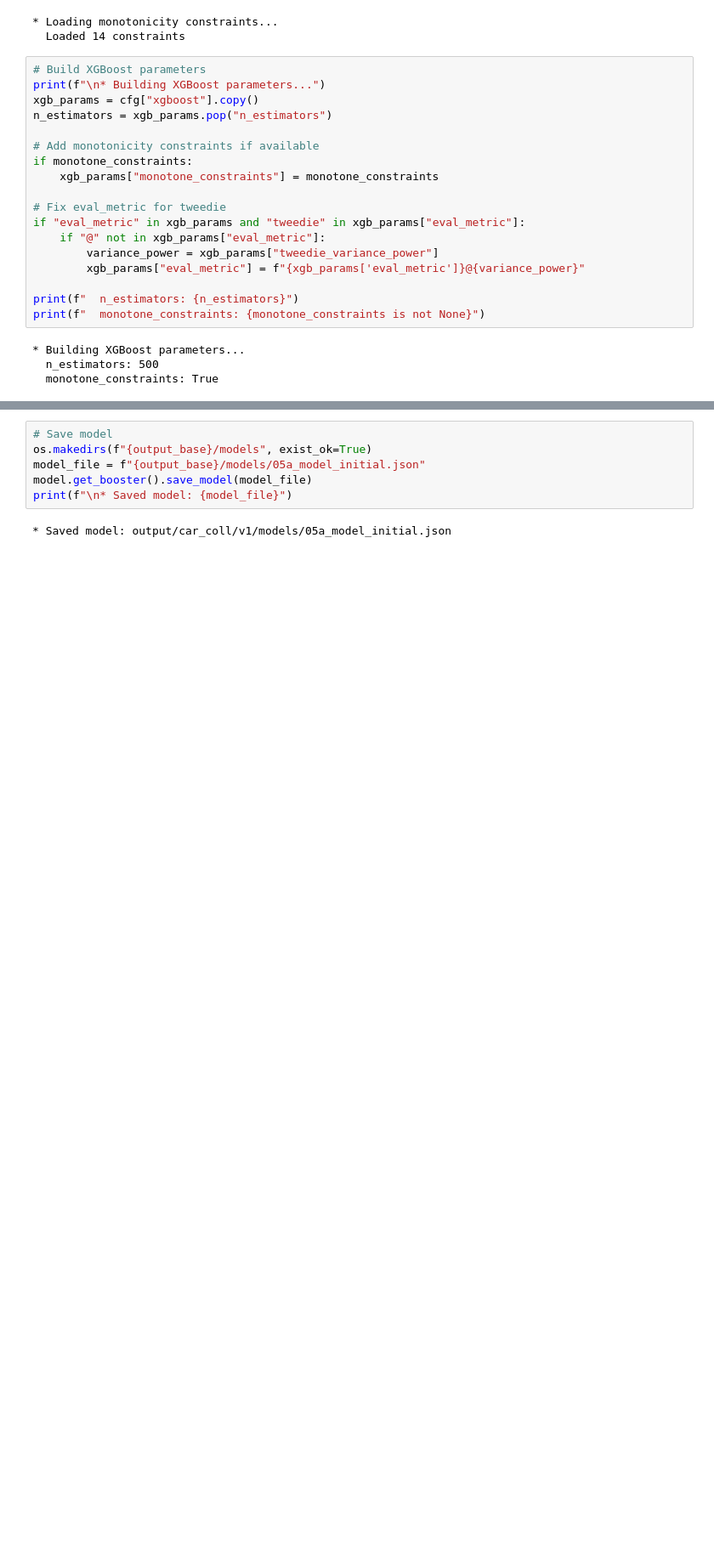
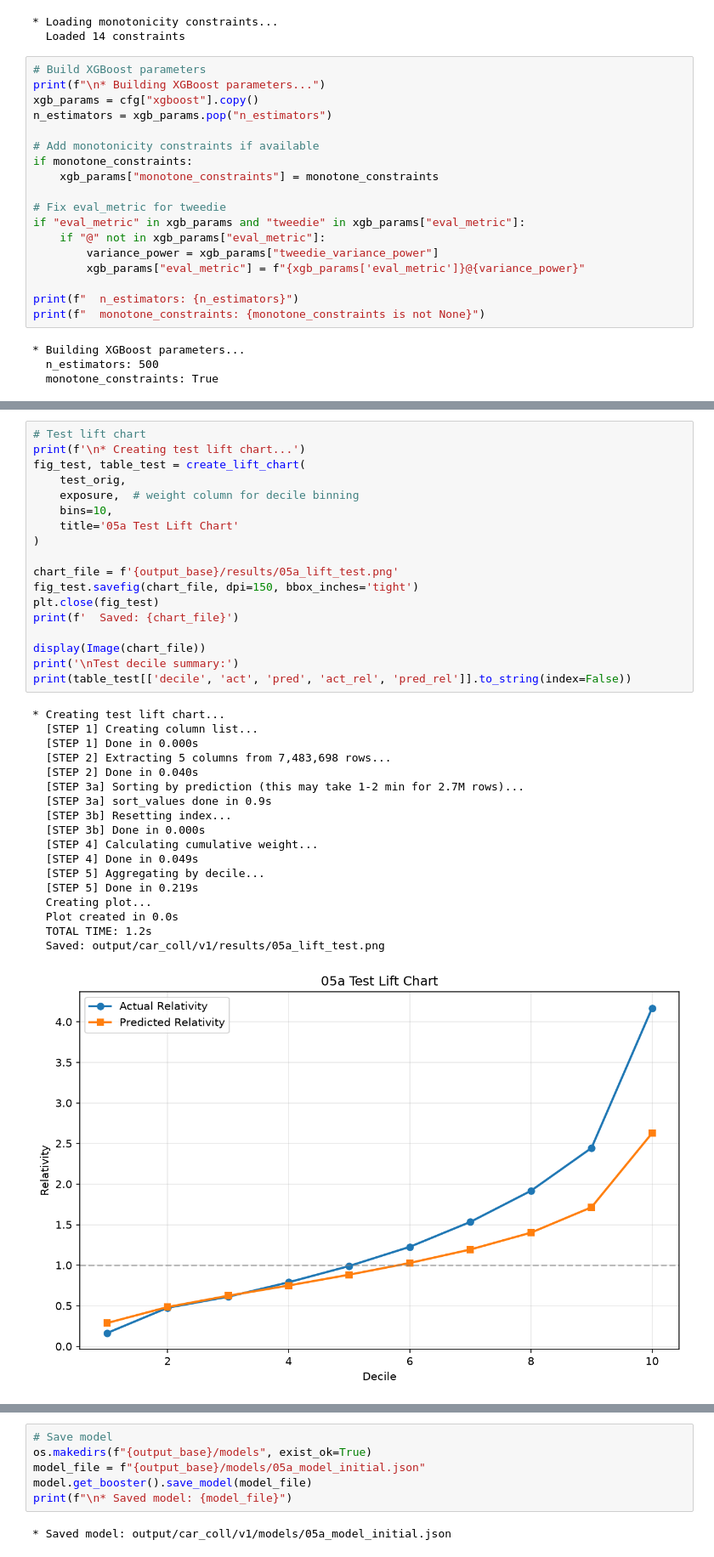
Before and after one commit to axspinnacle/26Dmodelv1, a Jupyter notebook: output/car_coll/v1/notebooks/05a_model_initial.ipynb, the cells around one changed output, grey strips where cells are left out. Shown at 85% size. Drawn from its saved outputs; the diff is of its cells as text; blank space fills up the shorter version.

```diff
--- a/output/car_coll/v1/notebooks/05a_model_initial.ipynb
+++ b/output/car_coll/v1/notebooks/05a_model_initial.ipynb
@@ -192,0 +271,37 @@ print(f"  Test MAE: {mae_test:.4f}, RMSE: {rmse_test:.4f}")
+# %%
+# Test lift chart
+print(f'\n* Creating test lift chart...')
+fig_test, table_test = create_lift_chart(
+    test_orig,
+    exposure,  # weight column for decile binning
+    bins=10,
+    title='05a Test Lift Chart'
+)
+
+chart_file = f'{output_base}/results/05a_lift_test.png'
+fig_test.savefig(chart_file, dpi=150, bbox_inches='tight')
+plt.close(fig_test)
+print(f'  Saved: {chart_file}')
+
+display(Image(chart_file))
+print('\nTest decile summary:')
+print(table_test[['decile', 'act', 'pred', 'act_rel', 'pred_rel']].to_string(index=False))
+# %% [output]
+* Creating test lift chart...
+  [STEP 1] Creating column list...
+  [STEP 1] Done in 0.000s
+  [STEP 2] Extracting 5 columns from 7,483,698 rows...
+  [STEP 2] Done in 0.040s
+  [STEP 3a] Sorting by prediction (this may take 1-2 min for 2.7M rows)...
+  [STEP 3a] sort_values done in 0.9s
+  [STEP 3b] Resetting index...
+  [STEP 3b] Done in 0.000s
+  [STEP 4] Calculating cumulative weight...
+  [STEP 4] Done in 0.049s
+  [STEP 5] Aggregating by decile...
+  [STEP 5] Done in 0.219s
+  Creating plot...
+  Plot created in 0.0s
+  TOTAL TIME: 1.2s
+  Saved: output/car_coll/v1/results/05a_lift_test.png
+[figure, added]
```
Also changed, not shown: parts of 7 cells of this notebook, 36 other files.
